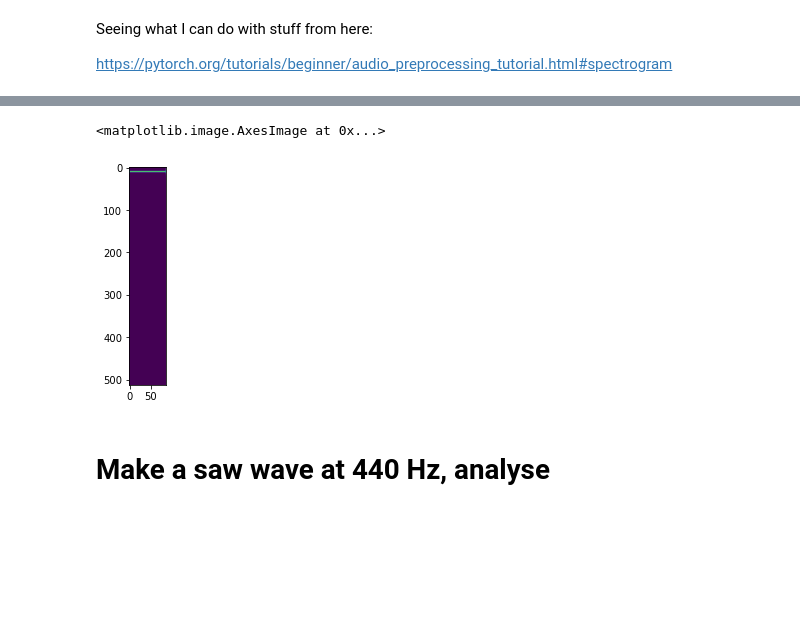
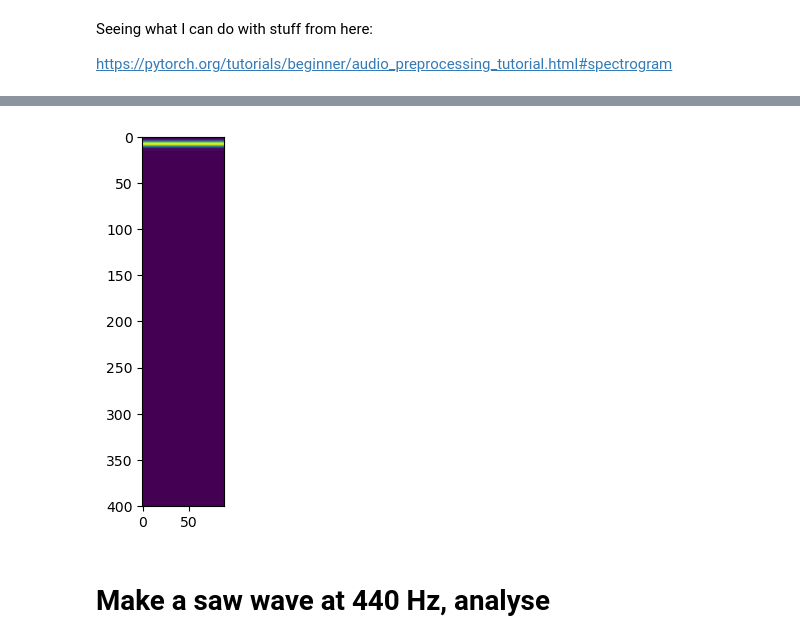
Before and after one commit to rgdl/spectrogram-experiments, a Jupyter notebook: notebooks/Spectrogram Experimentation.ipynb, the cells around one changed output, grey strips where cells are left out. Saved outputs shown, nothing was run; the diff lists cells and outputs as text; code cells hidden in the pictures; blank space fills up the shorter version.

```diff
--- a/notebooks/Spectrogram Experimentation.ipynb
+++ b/notebooks/Spectrogram Experimentation.ipynb
@@ -25,19 +30,21 @@ Audio(AUDIO_DIR / 'sine.wav')
 [interactive output not drawn]
 # %%
 # define transformation
+N_FFT = 800
+WIN_LENGTH = 300
+HOP_LENGTH = 500
 spectrogram = torchaudio.transforms.Spectrogram(
-    n_fft=1024,
-    win_length=None,
-    hop_length=512,
+    n_fft=N_FFT,
+    win_length=WIN_LENGTH,
+    hop_length=HOP_LENGTH,
     power=1.0,
 )
 # Perform transformation
 spec = spectrogram(sine)
 
 plt.imshow(spec[0])
-# spec.shape
+plt.show()
 # %% [output]
-<matplotlib.image.AxesImage at 0x...>
-[figure, old version]
+[figure, new version]
 # %% [markdown]
 # Make a saw wave at 440 Hz, analyse
```
Also changed, not shown: parts of 21 cells of this notebook, 2 other files.
